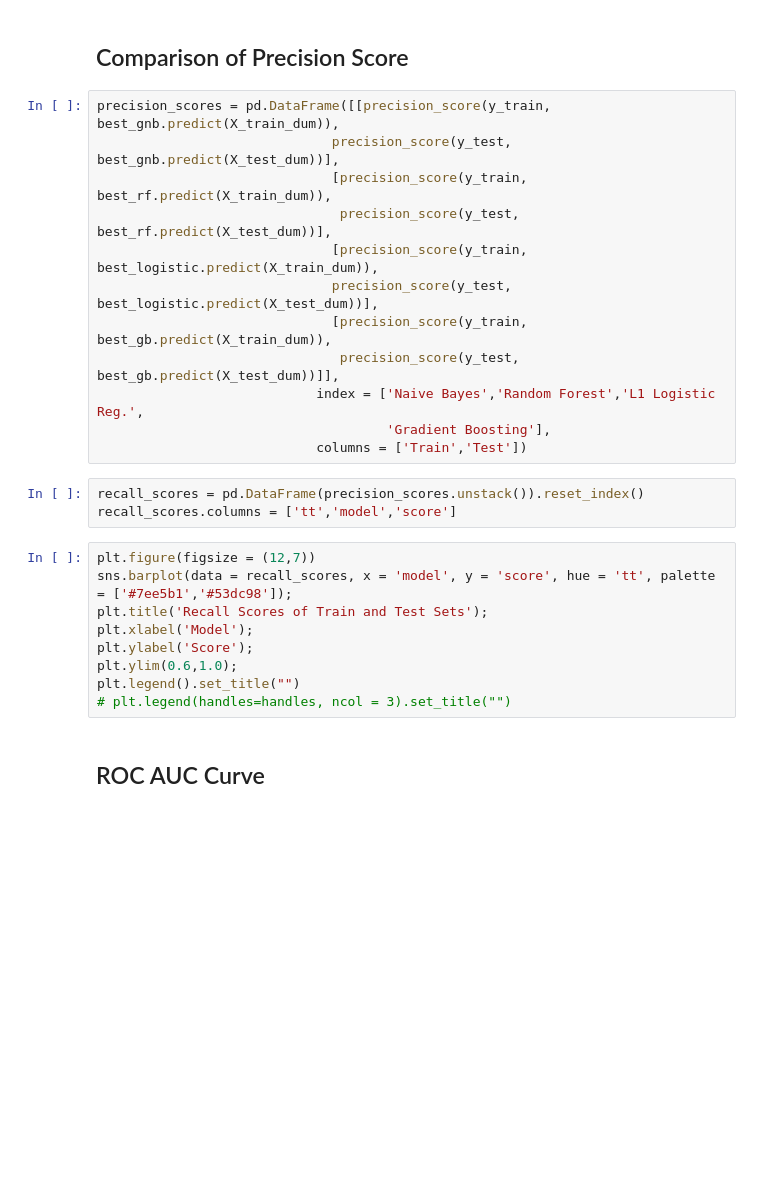
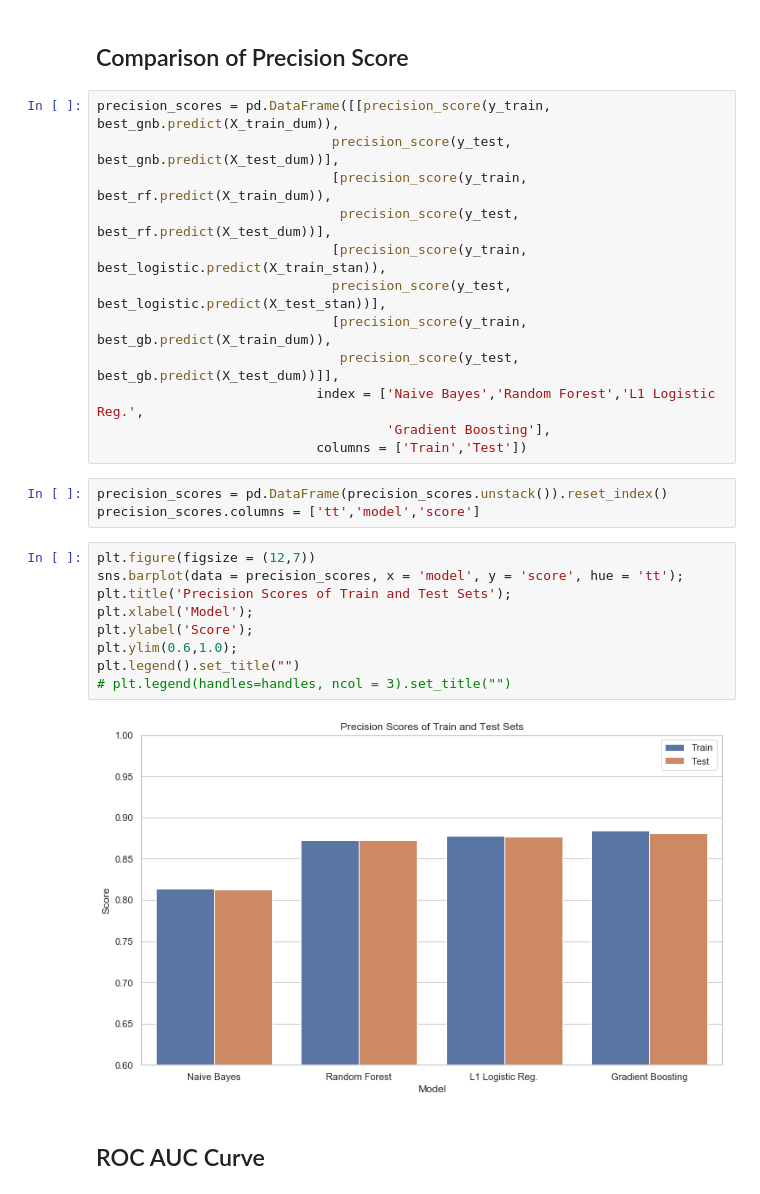
Before and after one commit to OazNomis/DSB_Project, a Jupyter notebook: Ryan/2.Modeling.ipynb, the cells around one changed output. Cells and saved outputs as stored; diff of their text form; blank space fills up the shorter version.

```diff
--- a/Ryan/2.Modeling.ipynb
+++ b/Ryan/2.Modeling.ipynb
@@ -292,24 +295,26 @@ precision_scores = pd.DataFrame([[precision_score(y_train, best_gnb.predict(X_tr
                               precision_score(y_test, best_gnb.predict(X_test_dum))],
                               [precision_score(y_train, best_rf.predict(X_train_dum)),
                                precision_score(y_test, best_rf.predict(X_test_dum))],
-                              [precision_score(y_train, best_logistic.predict(X_train_dum)),
-                              precision_score(y_test, best_logistic.predict(X_test_dum))],
+                              [precision_score(y_train, best_logistic.predict(X_train_stan)),
+                              precision_score(y_test, best_logistic.predict(X_test_stan))],
                               [precision_score(y_train, best_gb.predict(X_train_dum)),
                                precision_score(y_test, best_gb.predict(X_test_dum))]],
                             index = ['Naive Bayes','Random Forest','L1 Logistic Reg.',
                                      'Gradient Boosting'],
                             columns = ['Train','Test'])
 # %%
-recall_scores = pd.DataFrame(precision_scores.unstack()).reset_index()
-recall_scores.columns = ['tt','model','score']
+precision_scores = pd.DataFrame(precision_scores.unstack()).reset_index()
+precision_scores.columns = ['tt','model','score']
 # %%
 plt.figure(figsize = (12,7))
-sns.barplot(data = recall_scores, x = 'model', y = 'score', hue = 'tt', palette = ['#7ee5b1','#53dc98']);
-plt.title('Recall Scores of Train and Test Sets');
+sns.barplot(data = precision_scores, x = 'model', y = 'score', hue = 'tt');
+plt.title('Precision Scores of Train and Test Sets');
 plt.xlabel('Model');
 plt.ylabel('Score');
 plt.ylim(0.6,1.0);
 plt.legend().set_title("")
 # plt.legend(handles=handles, ncol = 3).set_title("")
+# %% [output]
+[figure, added]
 # %% [markdown]
 ## ROC AUC Curve
```
Also changed, not shown: parts of 25 cells of this notebook, 3 other files.
